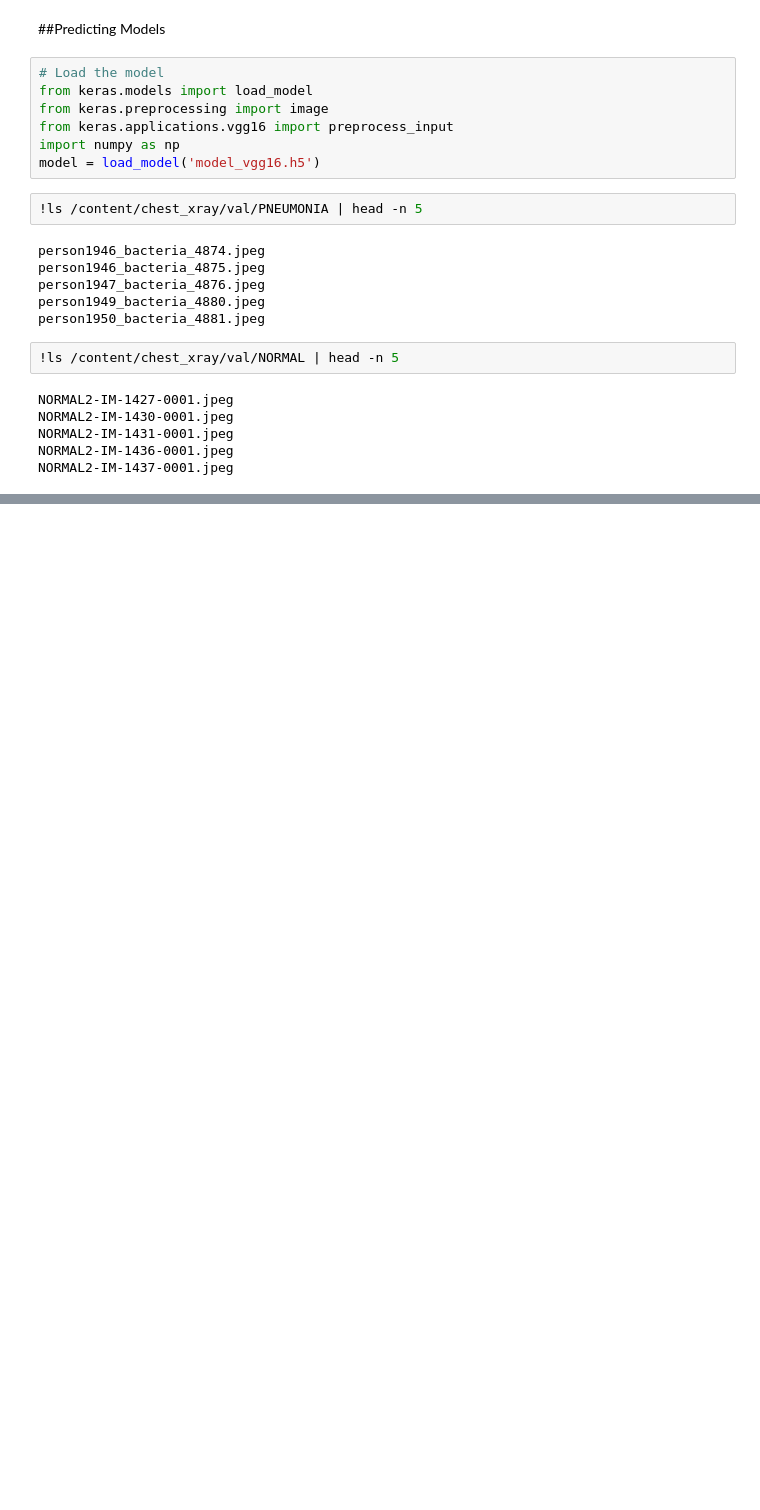
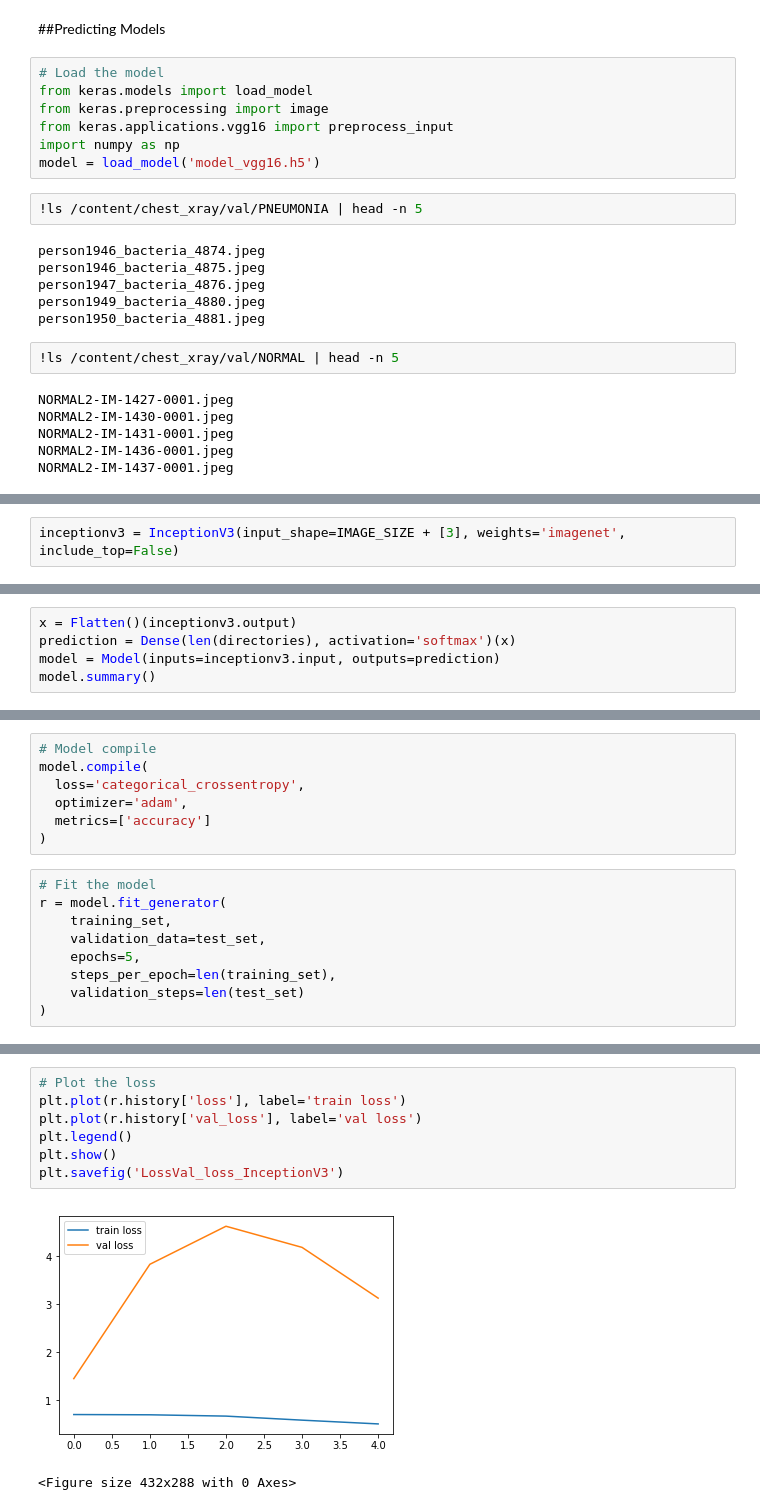
Before and after one commit to jayant2014/pnemumonia-prediction, a Jupyter notebook: Chest_X_Ray_Pneumonia_Detection1.ipynb, the cells around one changed output, grey strips where cells are left out. Saved outputs shown, nothing was run; the diff lists cells and outputs as text; blank space fills up the shorter version.

```diff
--- a/Chest_X_Ray_Pneumonia_Detection1.ipynb
+++ b/Chest_X_Ray_Pneumonia_Detection1.ipynb
@@ -287,3 +323,5 @@ array([[0., 1.]], dtype=float32)
 
 from keras.applications.vgg19 import VGG19
 from keras.applications.inception_v3 import InceptionV3
+# %%
+inceptionv3 = InceptionV3(input_shape=IMAGE_SIZE + [3], weights='imagenet', include_top=False)
@@ -289,0 +338,5 @@ from keras.applications.inception_v3 import InceptionV3
+# %%
+x = Flatten()(inceptionv3.output)
+prediction = Dense(len(directories), activation='softmax')(x)
+model = Model(inputs=inceptionv3.input, outputs=prediction)
+model.summary()
@@ -289,0 +361,16 @@ from keras.applications.inception_v3 import InceptionV3
+# %%
+# Model compile
+model.compile(
+  loss='categorical_crossentropy',
+  optimizer='adam',
+  metrics=['accuracy']
+)
+# %%
+# Fit the model
+r = model.fit_generator(
+    training_set,
+    validation_data=test_set,
+    epochs=5,
+    steps_per_epoch=len(training_set),
+    validation_steps=len(test_set)
+)
@@ -289,0 +388,10 @@ from keras.applications.inception_v3 import InceptionV3
+# %%
+# Plot the loss
+plt.plot(r.history['loss'], label='train loss')
+plt.plot(r.history['val_loss'], label='val loss')
+plt.legend()
+plt.show()
+plt.savefig('LossVal_loss_InceptionV3')
+# %% [output]
+[figure, added]
+<Figure size 432x288 with 0 Axes>
```
Also changed, not shown: parts of 16 cells of this notebook.
